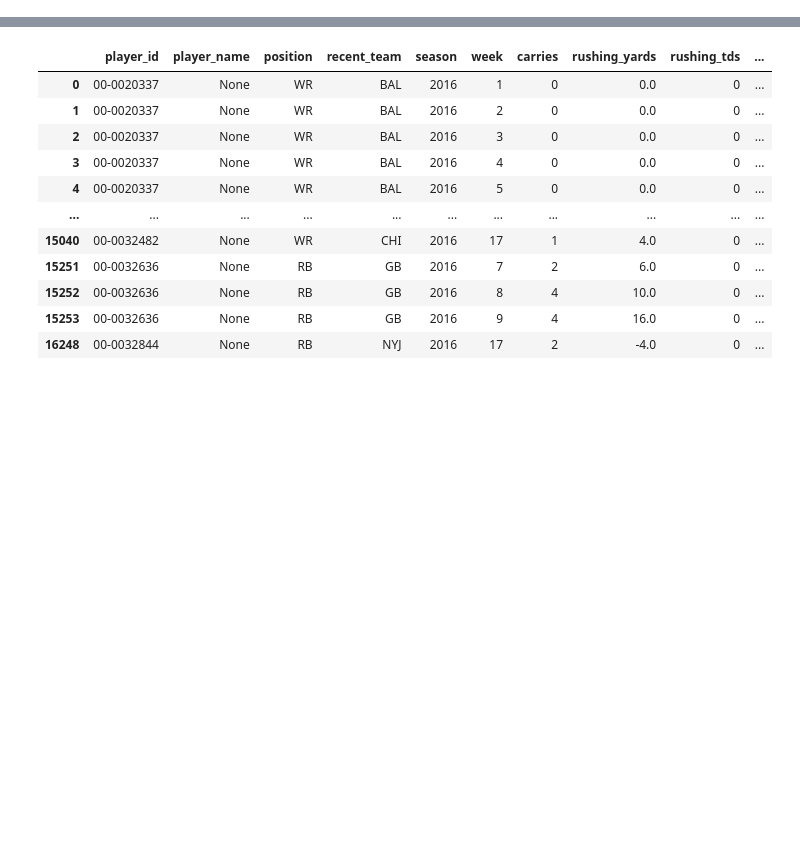
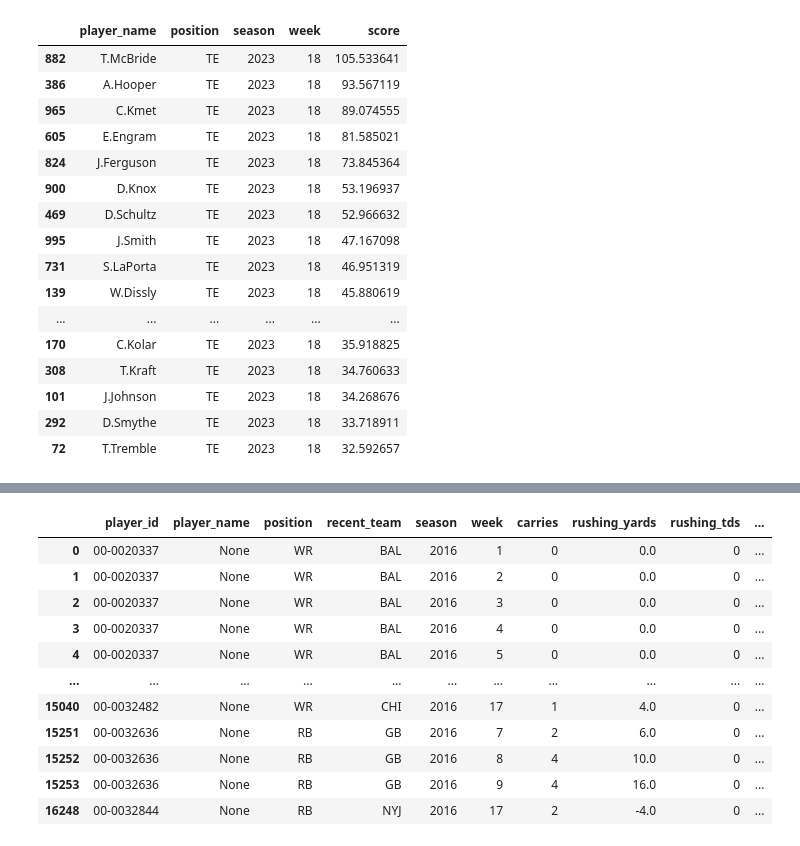
Before and after one commit to tbakely/NFL-Analysis, a Jupyter notebook: analysis.ipynb, the cells around one changed output, grey strips where cells are left out. Saved outputs shown, nothing was run; the diff lists cells and outputs as text; code cells hidden in the pictures; blank space fills up the shorter version.

```diff
--- a/analysis.ipynb
+++ b/analysis.ipynb
@@ -248,0 +275,23 @@ get_report_by_week("RB", 6).head(24)
+# %%
+import pandas as pd
+
+
+te_report.get_report_by_week(18).head(24)
+# %% [output]
+|  | player_name | position | season | week | score |
+| 882 | T.McBride | TE | 2023 | 18 | 105.533641 |
+| 386 | A.Hooper | TE | 2023 | 18 | 93.567119 |
+| 965 | C.Kmet | TE | 2023 | 18 | 89.074555 |
+| 605 | E.Engram | TE | 2023 | 18 | 81.585021 |
+| 824 | J.Ferguson | TE | 2023 | 18 | 73.845364 |
+| 900 | D.Knox | TE | 2023 | 18 | 53.196937 |
+| 469 | D.Schultz | TE | 2023 | 18 | 52.966632 |
+| 995 | J.Smith | TE | 2023 | 18 | 47.167098 |
+| 731 | S.LaPorta | TE | 2023 | 18 | 46.951319 |
+| 139 | W.Dissly | TE | 2023 | 18 | 45.880619 |
+| ... | ... | ... | ... | ... | ... |
+| 170 | C.Kolar | TE | 2023 | 18 | 35.918825 |
+| 308 | T.Kraft | TE | 2023 | 18 | 34.760633 |
+| 101 | J.Johnson | TE | 2023 | 18 | 34.268676 |
+| 292 | D.Smythe | TE | 2023 | 18 | 33.718911 |
+| 72 | T.Tremble | TE | 2023 | 18 | 32.592657 |
```
Also changed, not shown: parts of 25 cells of this notebook, 4 other files.
